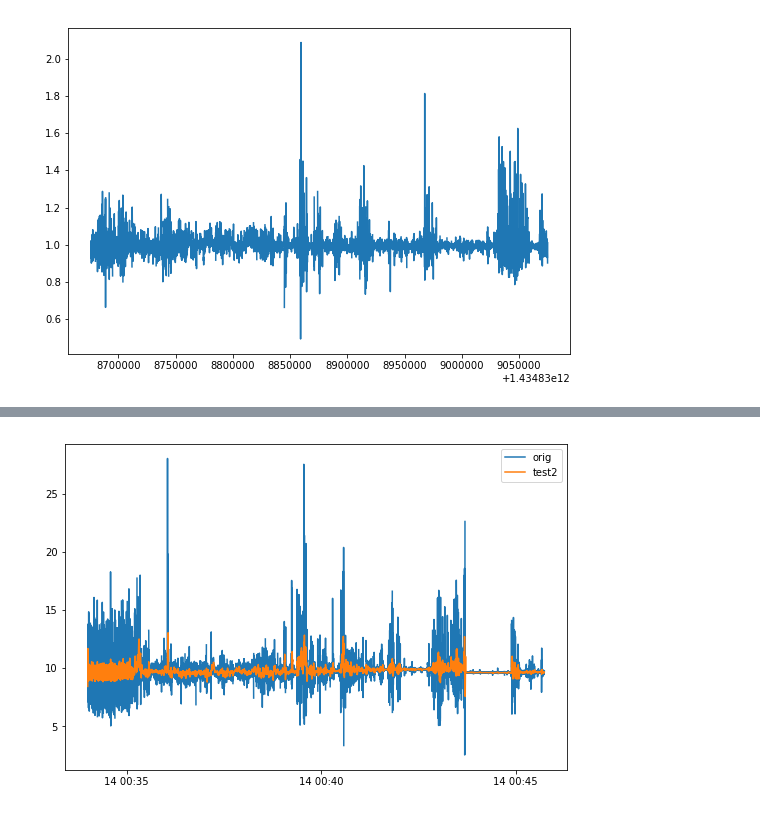
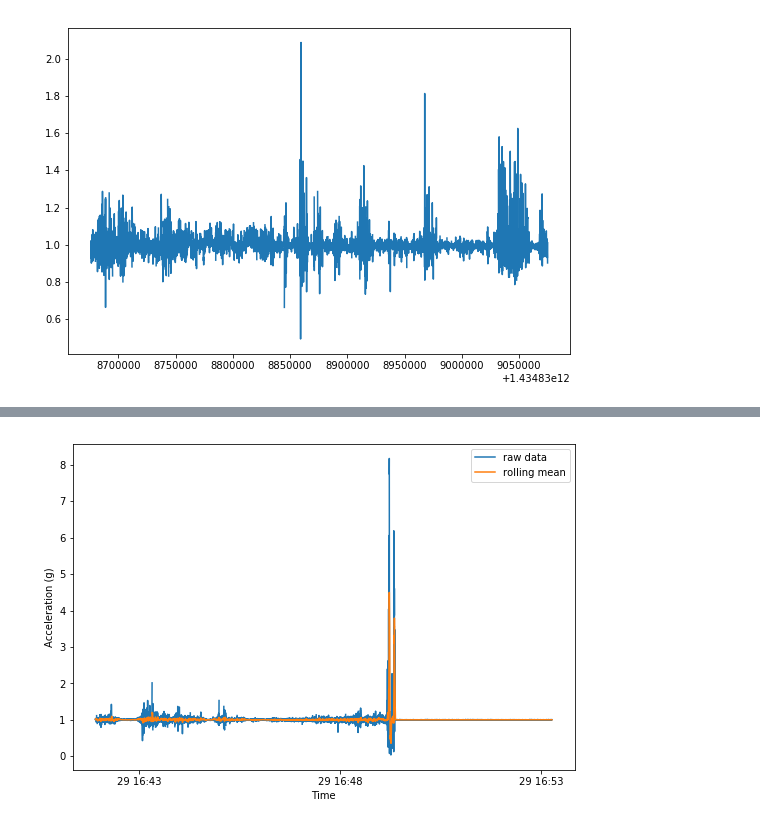
Before and after one commit to scottclay/Crash_Detection, a Jupyter notebook: notebooks/01_initial_exploration.ipynb, the cells around one changed output, grey strips where cells are left out. Drawn from its saved outputs; the diff is of its cells as text; code cells hidden in the pictures.

```diff
--- a/notebooks/01_initial_exploration.ipynb
+++ b/notebooks/01_initial_exploration.ipynb
@@ -252,7 +252,7 @@ plt.show()
 # %% [output]
 [figure]
 # %%
-test = dfs[16].sort_values(by='time')
+test = dfs[3].sort_values(by='time')
 test = test.set_index(['time'])
 # %%
 test2 = test.rolling('1s').mean()
@@ -269,12 +269,14 @@ orig_df.head()
 | 4 | 1.426293e+12 | accelerometer | 0.840963 | 0.274136 | 7.052720 | NaN | NaN | NaN | NaN | NaN | NaN | ... |
 # %%
 plt.figure(figsize=(9,6))
-plt.plot(dfs[16].time,dfs[16].mag,label='orig')
-plt.plot(test2.index, test2.mag,label='test2')
+plt.plot(dfs[3].time,dfs[3].mag,label='raw data')
+plt.plot(test2.index, test2.mag,label='rolling mean')
+plt.ylabel("Acceleration (g)")
+plt.xlabel("Time")
 plt.legend()
 plt.show()
 # %% [output]
-[figure, old version]
+[figure, new version]
 # %%
 for i in range(0,len(test2['type'])):
     #print (i, orig_df['mag'][i])
```
Also changed, not shown: parts of 1 cell of this notebook, 4 other files.
